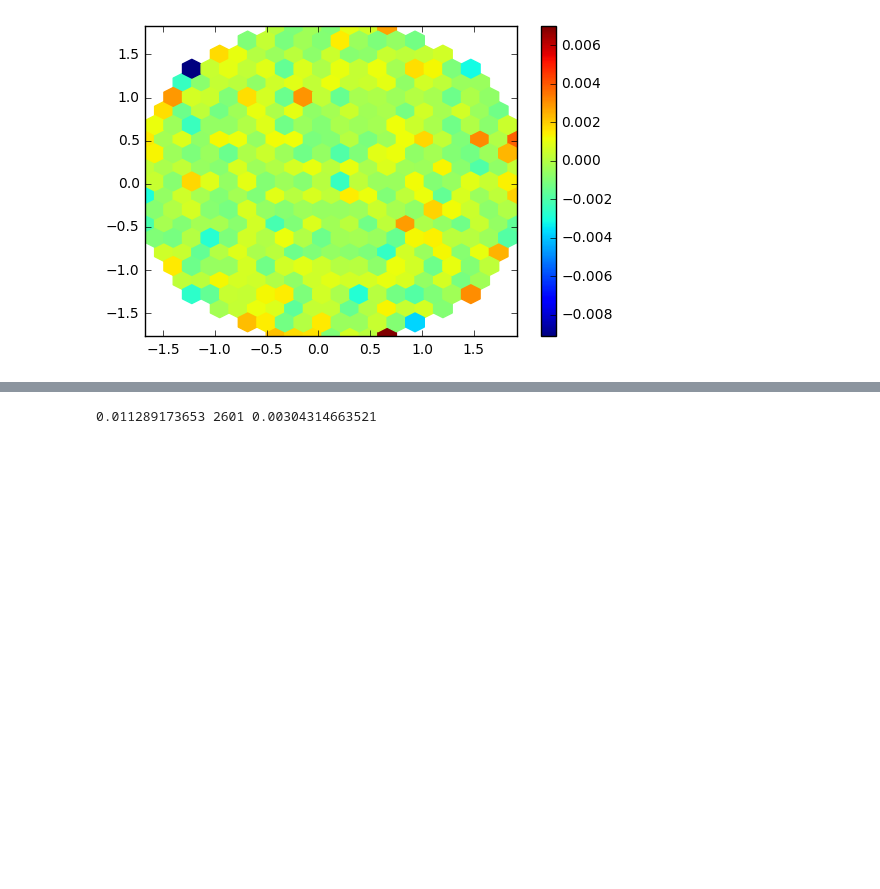
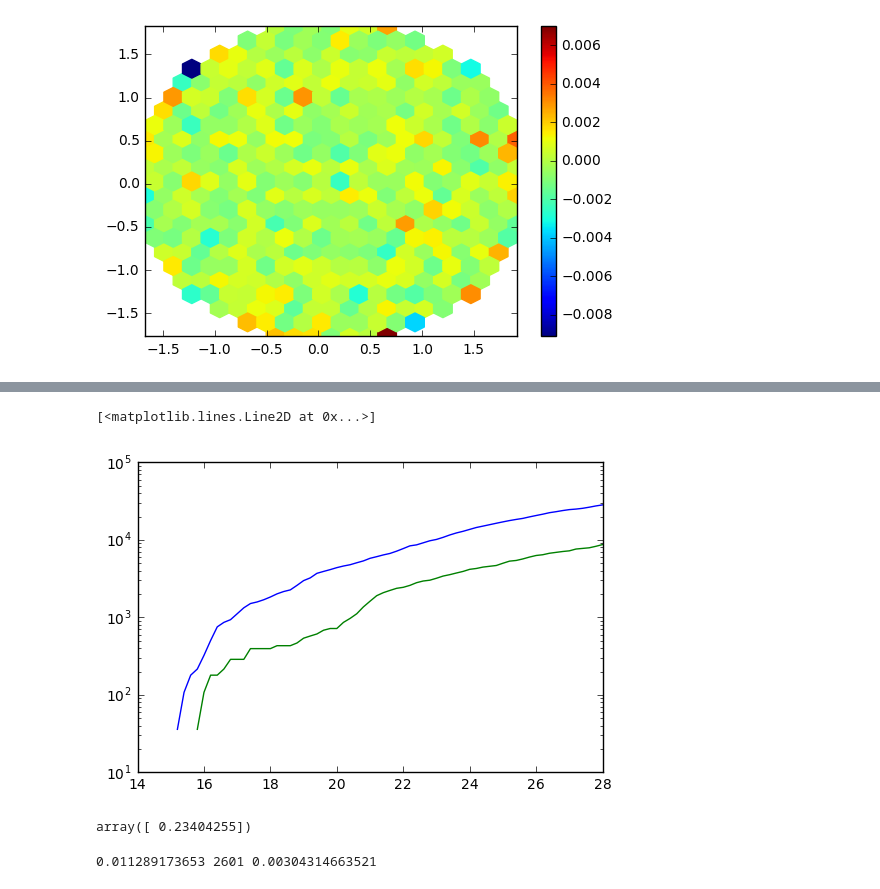
Before and after one commit to lsst-sims/sims_gaia_calib, a Jupyter notebook: python/blargh.ipynb, the cells around one changed output, grey strips where cells are left out. Drawn from its saved outputs; the diff is of its cells as text; code cells hidden in the pictures; blank space fills up the shorter version.

```diff
--- a/python/blargh.ipynb
+++ b/python/blargh.ipynb
@@ -150,3 +160,7 @@ plt.colorbar()
 # %% [output]
 <matplotlib.colorbar.Colorbar at 0x...>
 [figure]
+# %%
+c = SkyCoord("galactic", l=0*u.deg, b=-90*u.deg)
+c.icrs.ra.deg, c.icrs.dec.deg
+pole_hp =
@@ -162,0 +177,20 @@ plt.colorbar()
+# %%
+# Now need to decide what this would look like at the galactic pole
+ra_gums = stars['raj2000'].mean()
+dec_gums = stars['dej2000'].mean()
+
+mapDir = os.path.join(getPackageDir('sims_maps'),'StarMaps')
+
+data = np.load(os.path.join(mapDir,'starDensity_%s_nside_64.npz' % 'g'))
+# Cumulative number counts, units of stars/sq deg. Array at healpix locations
+starDensity = data['starDensity'].copy()
+# magnitude bins
+bins=data['bins'].copy()
+# pixels where there were so many stars some were skipped
+mask = data['overMaxMask']
+data.close()
+nside = hp.npix2nside(starDensity[:,0].size)
+# %%
+gums_hp = raDec2Hpid(nside, ra_gums, dec_gums)
+pole_hp = raDec2Hpid(nside, c.icrs.ra.deg, c.icrs.dec.deg)
+pole_hp
@@ -163,3 +202,15 @@ plt.colorbar()
+# %%
+plt.semilogy(bins[1:], starDensity[gums_hp,:])
+plt.plot(bins[1:], starDensity[pole_hp,:])
+# %% [output]
+[<matplotlib.lines.Line2D at 0x...>]
+[figure, added]
+# %%
+mag_point = np.where((bins > 17.4) & (bins < 17.6))[0]
+star_ratio = starDensity[pole_hp,mag_point]/starDensity[gums_hp,mag_point]
+star_ratio
+# %% [output]
+array([ 0.23404255])
 # %%
 #good = np.where( (stars[fn+'_true'] > 16.8) & (stars[fn+'_true']< 17.2) & (stars[fn]>0))
 good = np.where( (stars[fn+'_true'] > 17.8) & (stars[fn+'_true']< 18.2) & (stars[fn]>0))
```
Also changed, not shown: parts of 7 cells of this notebook, 3 other files.
